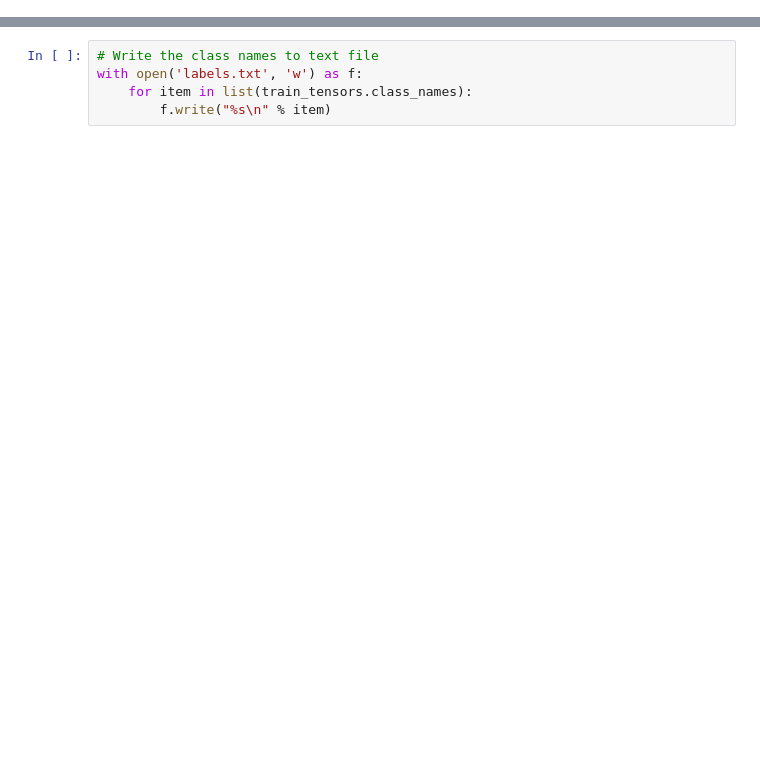
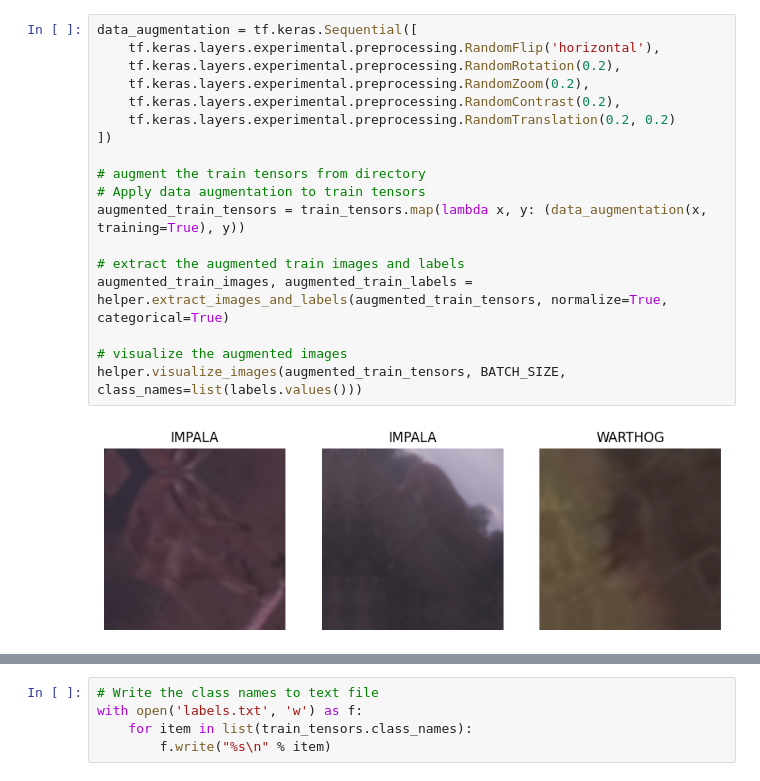
Before and after one commit to DeKUT-DSAIL/dsail-tech4wildlife, a Jupyter notebook: PART-2/camera_trap_tutorial.ipynb, the cells around one changed output, grey strips where cells are left out. Drawn from its saved outputs; the diff is of its cells as text; blank space fills up the shorter version.

```diff
--- a/PART-2/camera_trap_tutorial.ipynb
+++ b/PART-2/camera_trap_tutorial.ipynb
@@ -157,0 +150,20 @@ helper.data_distribution(train_images_path, val_images_path, test_images_path, p
+# %%
+data_augmentation = tf.keras.Sequential([
+    tf.keras.layers.experimental.preprocessing.RandomFlip('horizontal'),
+    tf.keras.layers.experimental.preprocessing.RandomRotation(0.2),
+    tf.keras.layers.experimental.preprocessing.RandomZoom(0.2),
+    tf.keras.layers.experimental.preprocessing.RandomContrast(0.2),
+    tf.keras.layers.experimental.preprocessing.RandomTranslation(0.2, 0.2)
+])
+
+# augment the train tensors from directory
+# Apply data augmentation to train tensors
+augmented_train_tensors = train_tensors.map(lambda x, y: (data_augmentation(x, training=True), y))
+
+# extract the augmented train images and labels
+augmented_train_images, augmented_train_labels = helper.extract_images_and_labels(augmented_train_tensors, normalize=True, categorical=True)
+
+# visualize the augmented images
+helper.visualize_images(augmented_train_tensors, BATCH_SIZE, class_names=list(labels.values()))
+# %% [output]
+[figure, added]
```
Also changed, not shown: parts of 54 cells of this notebook, 9 other files.
